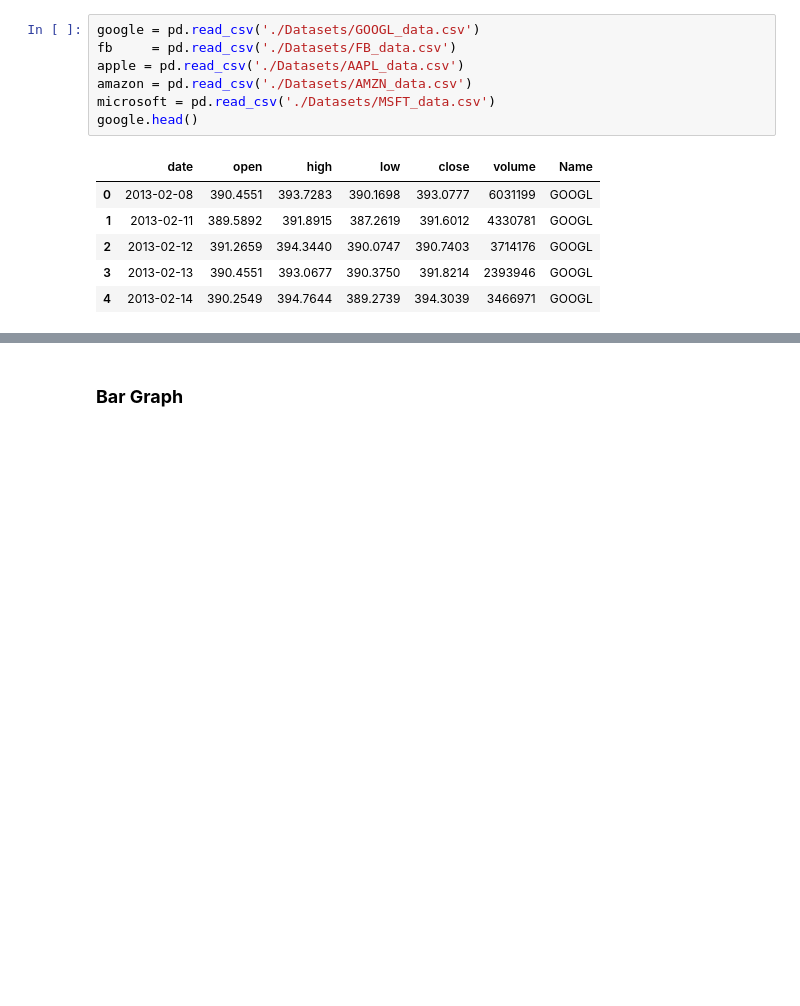
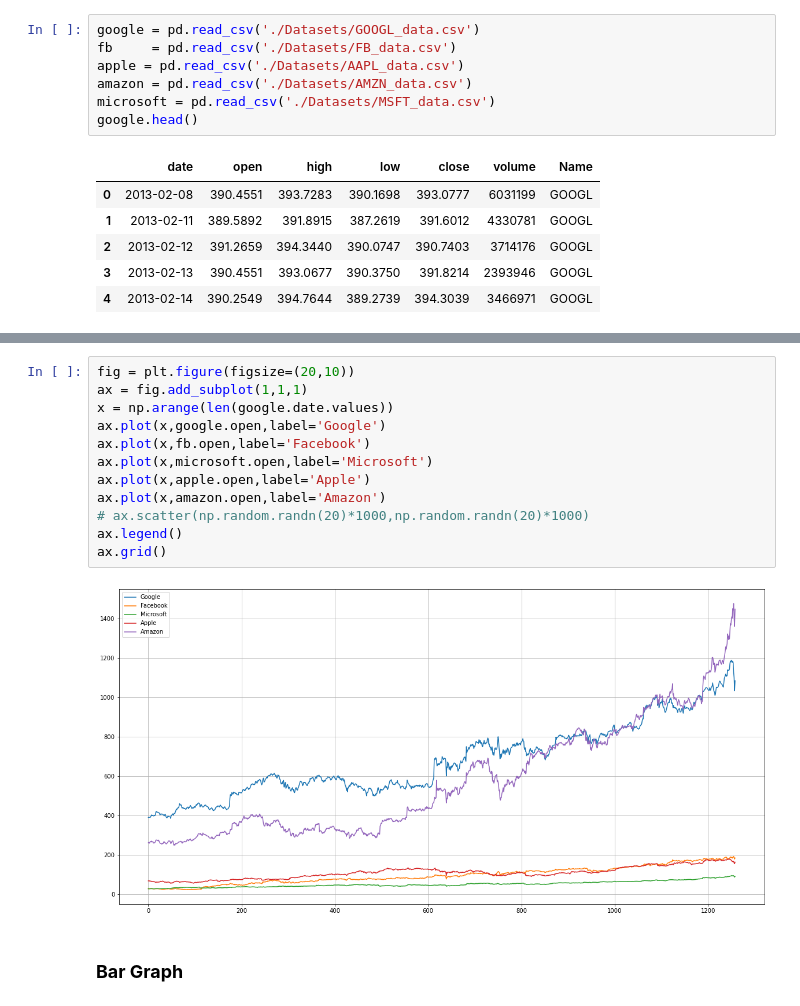
Before and after one commit to mohamed-ashry7/Data-Engineering-Lab, a Jupyter notebook: Lab3 - Data Visualization/Lab3_Data Visualization-Copy1.ipynb, the cells around one changed output, grey strips where cells are left out. Drawn from its saved outputs; the diff is of its cells as text; blank space fills up the shorter version.

```diff
--- a/Lab3 - Data Visualization/Lab3_Data Visualization-Copy1.ipynb
+++ b/Lab3 - Data Visualization/Lab3_Data Visualization-Copy1.ipynb
@@ -53,3 +50,17 @@ google.head()
+# %%
+fig = plt.figure(figsize=(20,10))
+ax = fig.add_subplot(1,1,1)
+x = np.arange(len(google.date.values))
+ax.plot(x,google.open,label='Google')
+ax.plot(x,fb.open,label='Facebook')
+ax.plot(x,microsoft.open,label='Microsoft')
+ax.plot(x,apple.open,label='Apple')
+ax.plot(x,amazon.open,label='Amazon')
+# ax.scatter(np.random.randn(20)*1000,np.random.randn(20)*1000)
+ax.legend()
+ax.grid()
+# %% [output]
+[figure, added]
 # %% [markdown]
 ### **Bar Graph**
 # %%
```
Also changed, not shown: parts of 8 cells of this notebook, 2 other files.
